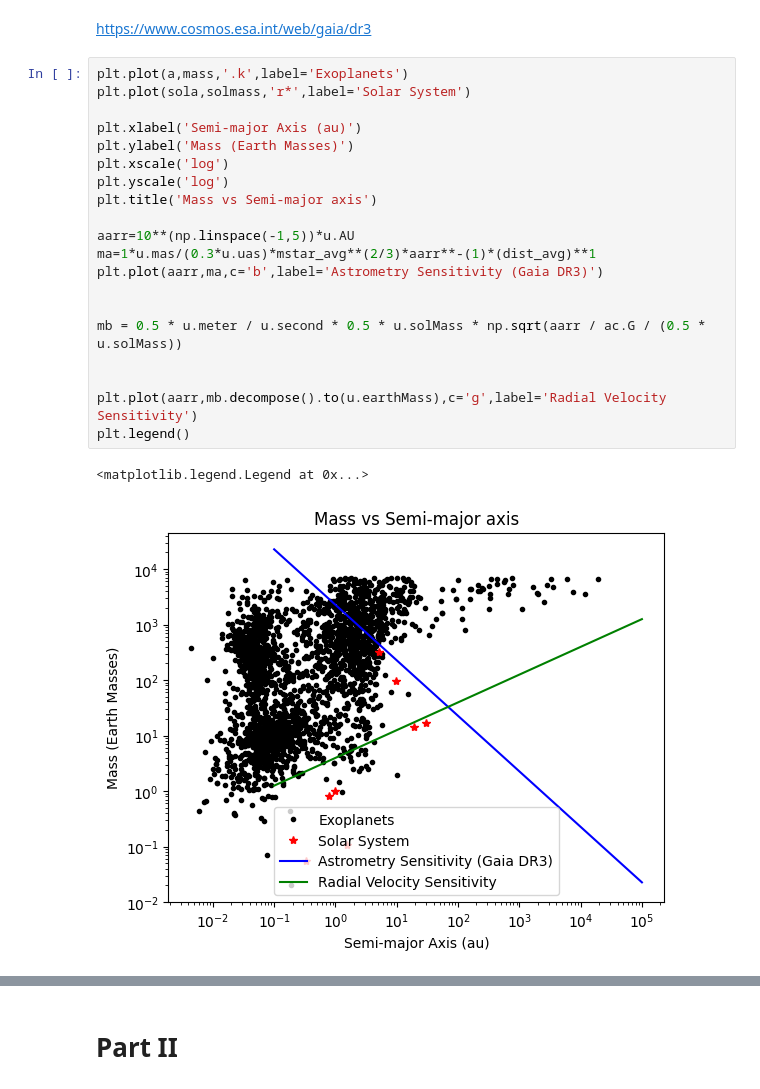
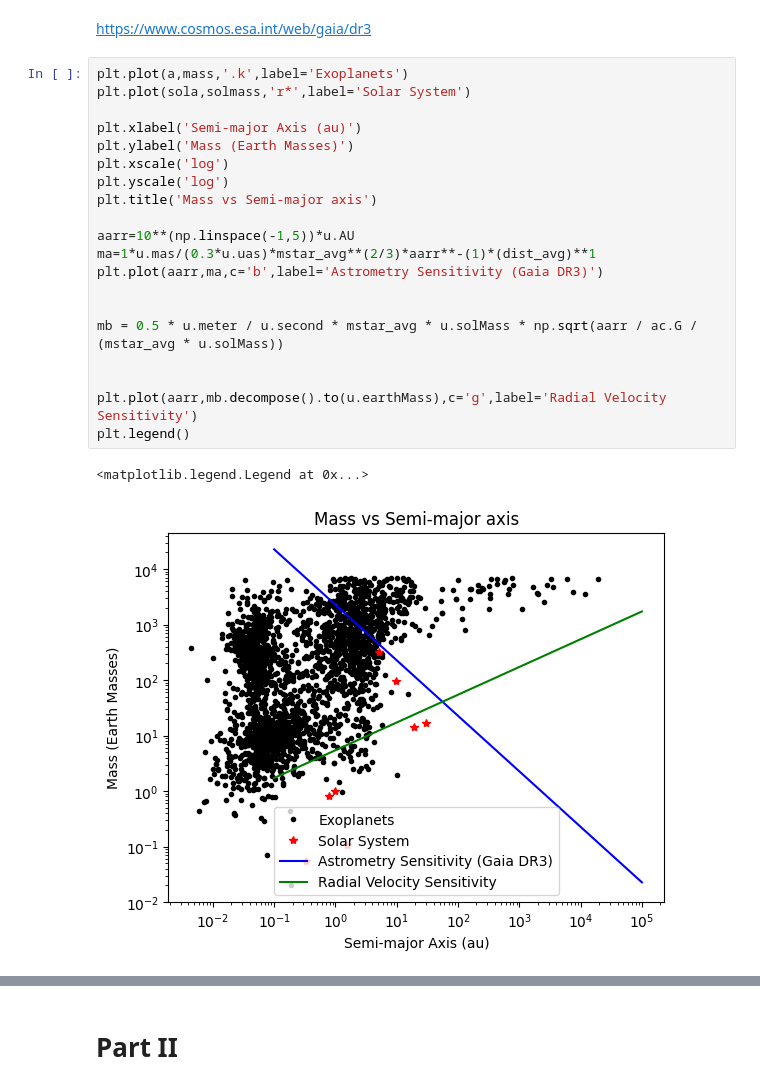
Before and after one commit to MayaLegersky/Astro5205Group1, a Jupyter notebook: 5205_Project1_12925.ipynb, the cells around one changed output, grey strips where cells are left out. Saved outputs shown, nothing was run; the diff lists cells and outputs as text.

```diff
--- a/5205_Project1_12925.ipynb
+++ b/5205_Project1_12925.ipynb
@@ -64,23 +64,23 @@ https://www.cosmos.esa.int/web/gaia/dr3
 # %%
 plt.plot(a,mass,'.k',label='Exoplanets')
 plt.plot(sola,solmass,'r*',label='Solar System')
 
 plt.xlabel('Semi-major Axis (au)')
 plt.ylabel('Mass (Earth Masses)')
 plt.xscale('log')
 plt.yscale('log')
 plt.title('Mass vs Semi-major axis')
 
 aarr=10**(np.linspace(-1,5))*u.AU
 ma=1*u.mas/(0.3*u.uas)*mstar_avg**(2/3)*aarr**-(1)*(dist_avg)**1
 plt.plot(aarr,ma,c='b',label='Astrometry Sensitivity (Gaia DR3)')
 
 
-mb = 0.5 * u.meter / u.second * 0.5 * u.solMass * np.sqrt(aarr / ac.G / (0.5 * u.solMass))
+mb = 0.5 * u.meter / u.second * mstar_avg * u.solMass * np.sqrt(aarr / ac.G / (mstar_avg * u.solMass))
 
 
 plt.plot(aarr,mb.decompose().to(u.earthMass),c='g',label='Radial Velocity Sensitivity')
 plt.legend()
 # %% [output]
 <matplotlib.legend.Legend at 0x...>
-[figure, old version]
+[figure, new version]
```
Also changed, not shown: parts of 10 cells of this notebook.
